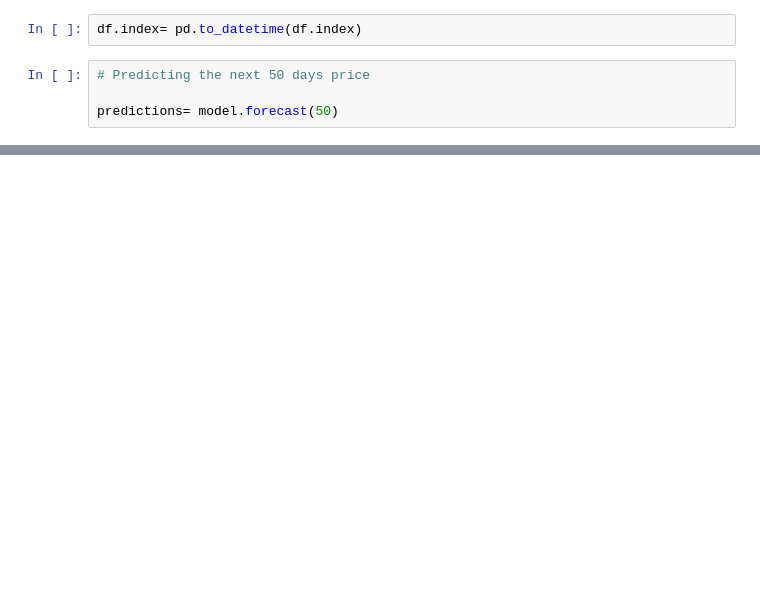
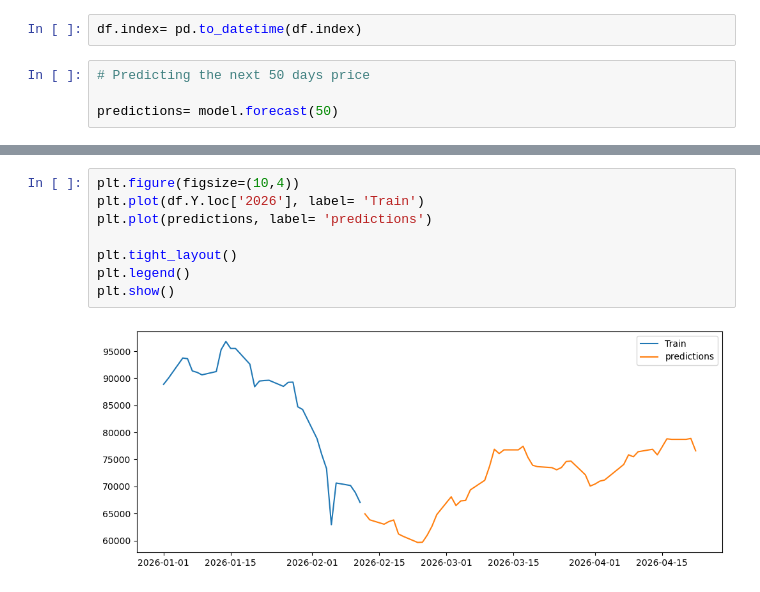
Before and after one commit to steve1-1269/bitcoin-prediction, a Jupyter notebook: future_prediction.ipynb, the cells around one changed output, grey strips where cells are left out. Drawn from its saved outputs; the diff is of its cells as text; blank space fills up the shorter version.

```diff
--- a/future_prediction.ipynb
+++ b/future_prediction.ipynb
@@ -71,0 +81,10 @@ plt.show()
+# %%
+plt.figure(figsize=(10,4))
+plt.plot(df.Y.loc['2026'], label= 'Train')
+plt.plot(predictions, label= 'predictions')
+
+plt.tight_layout()
+plt.legend()
+plt.show()
+# %% [output]
+[figure, added]
```
Also changed, not shown: parts of 6 cells of this notebook, 3 other files.
